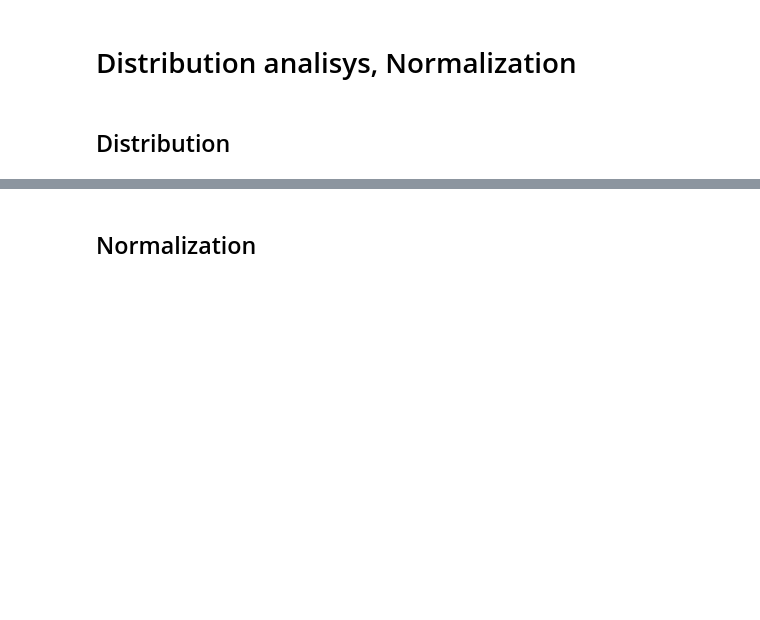
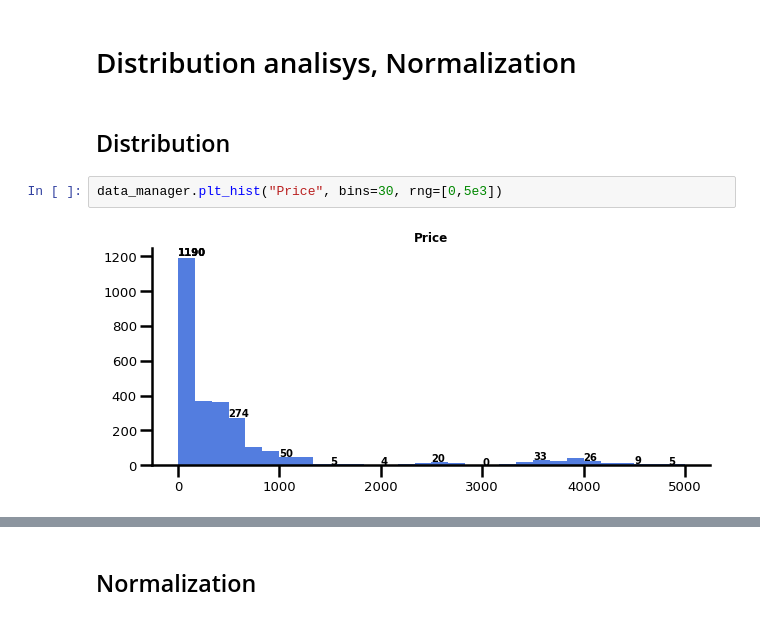
Before and after one commit to serg-razum-off/DFP-Numeric-2, a Jupyter notebook: train/btc_eda_playground.ipynb, the cells around one changed output, grey strips where cells are left out. Cells and saved outputs as stored; diff of their text form; blank space fills up the shorter version.

```diff
--- a/train/btc_eda_playground.ipynb
+++ b/train/btc_eda_playground.ipynb
@@ -110,4 +110,8 @@ data_manager.plt_compare_features_ts(features_to_plt=['Price', 'Btc_Mined', 'MWN
 # Distribution analisys, Normalization
 # %% [markdown]
 ## Distribution
+# %%
+data_manager.plt_hist("Price", bins=30, rng=[0,5e3])
+# %% [output]
+[figure, added]
 # %%
```
Also changed, not shown: parts of 2 cells of this notebook, 2 other files.
